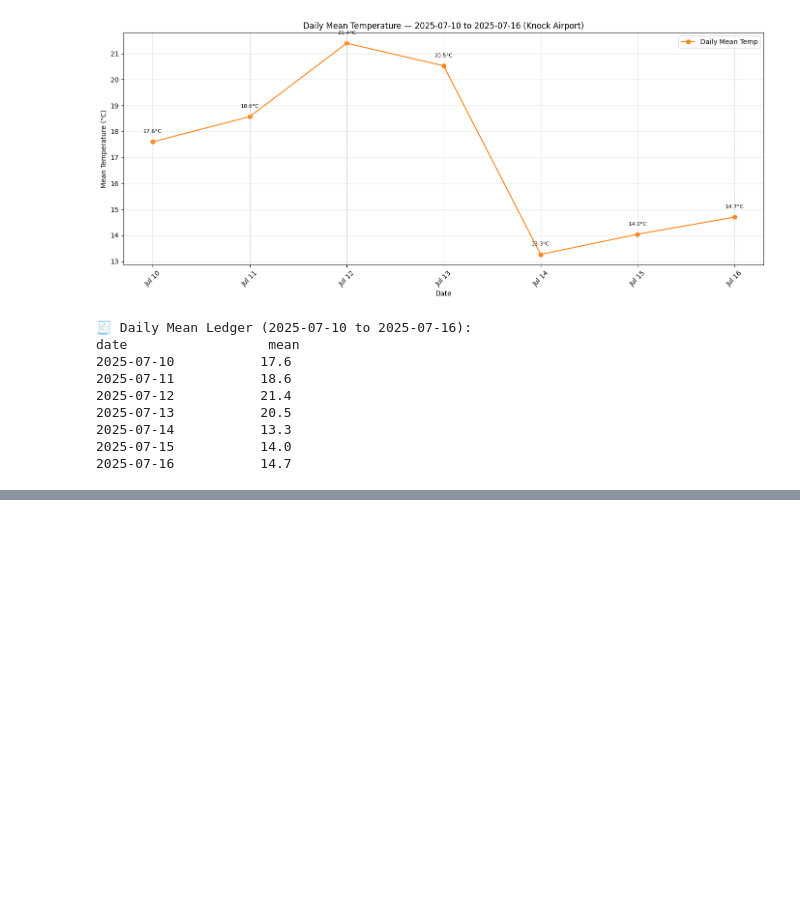
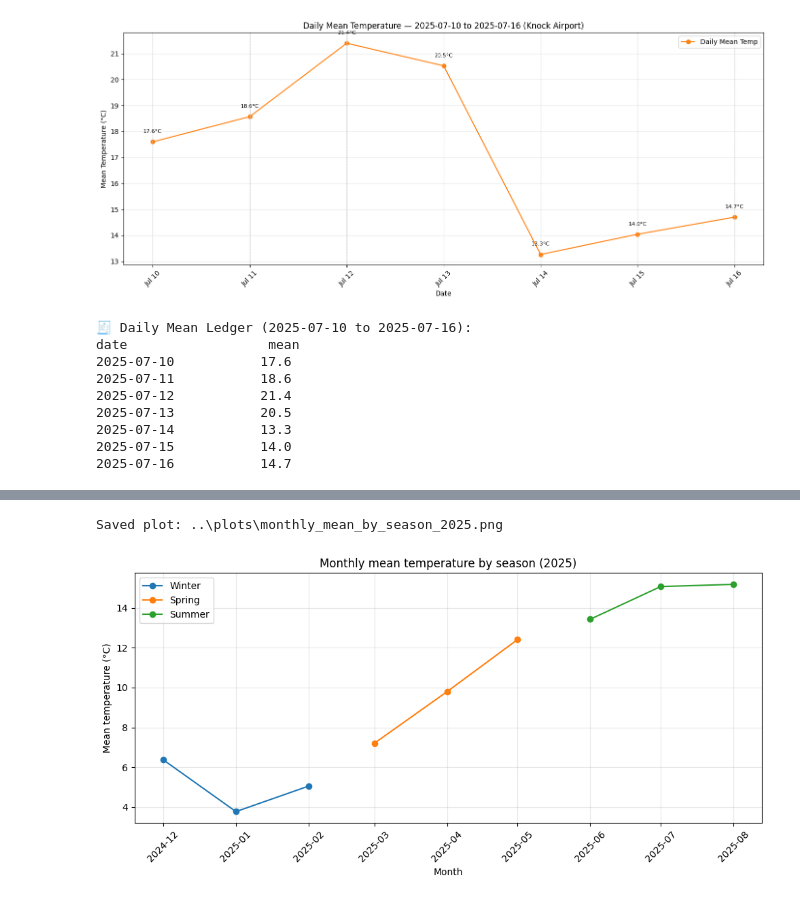
Before and after one commit to ECronin1973/programming-for-data-analytics, a Jupyter notebook: assignments/notebooks/assignment_6_Weather.ipynb, the cells around one changed output, grey strips where cells are left out. Drawn from its saved outputs; the diff is of its cells as text; code cells hidden in the pictures; blank space fills up the shorter version.

Commit message:
Monthly mean temperature analysis added to notebook, plot generated from monthly date range

```diff
--- a/assignments/notebooks/assignment_6_Weather.ipynb
+++ b/assignments/notebooks/assignment_6_Weather.ipynb
@@ -240,7 +240,12 @@ We first define the meteorological seasons for Ireland in 2025:
 https://www.met.ie/education/outreach-irish-seasons
 # %%
 # Define meteorological season boundaries for Ireland in 2025
+# Based on data from https://cli.fusio.net/cli/climate_data/webdata/hly4935.csv
 seasons_2025 = {
+    "Winter": {
+        "start": pd.Timestamp("2024-12-01 00:00"),
+        "end": pd.Timestamp("2025-02-28 23:59")
+    },
     "Spring": {
         "start": pd.Timestamp("2025-03-01 00:00"),
         "end": pd.Timestamp("2025-05-31 23:59")
@@ -252,10 +257,6 @@ seasons_2025 = {
     "Autumn": {
         "start": pd.Timestamp("2025-09-01 00:00"),
         "end": pd.Timestamp("2025-11-30 23:59")
-    },
-    "Winter": {
-        "start": pd.Timestamp("2025-12-01 00:00"),
-        "end": pd.Timestamp("2026-02-28 23:59")
     }
 }
 
@@ -716,0 +808,25 @@ date                  mean
+# %%
+plt.figure(figsize=(10, 5))
+for s in seasons_of_interest:
+    sub = monthly_df[monthly_df['season'] == s]
+    if sub.empty:
+        continue
+    plt.plot(sub['month'], sub['mean'], marker='o', label=s)
+
+plt.title('Monthly mean temperature by season (2025)')
+plt.xlabel('Month')
+plt.ylabel('Mean temperature (°C)')
+plt.grid(alpha=0.3)
+plt.legend()
+plt.xticks(rotation=45)
+plt.tight_layout()
+
+plots_dir = Path('..') / 'plots'
+plots_dir.mkdir(parents=True, exist_ok=True)
+plot_fp = plots_dir / 'monthly_mean_by_season_2025.png'
+plt.savefig(plot_fp, dpi=150)
+print(f'Saved plot: {plot_fp}')
+plt.show()
+# %% [output]
+Saved plot: ..\plots\monthly_mean_by_season_2025.png
+[figure, added]
```
Also changed, not shown: parts of 7 cells of this notebook.
